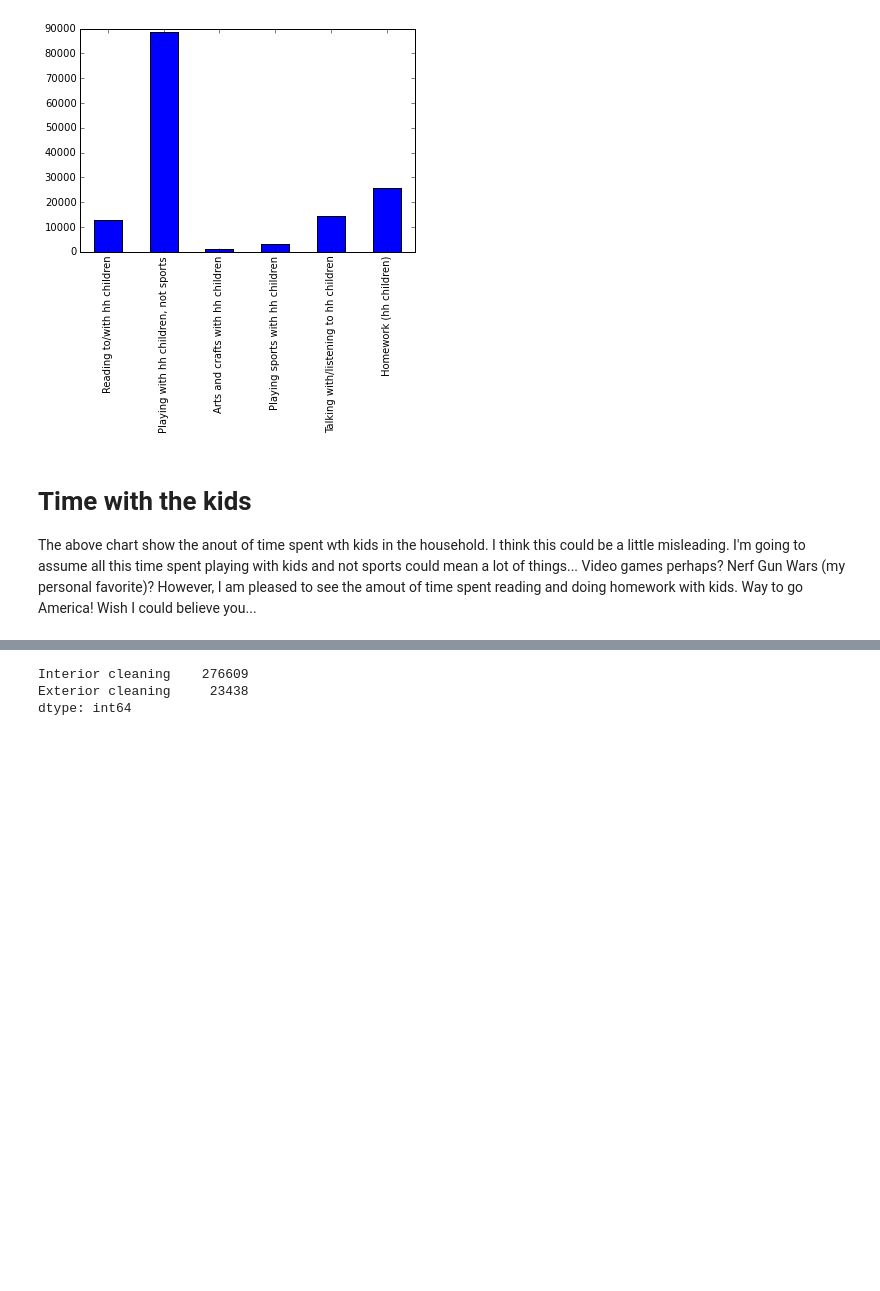
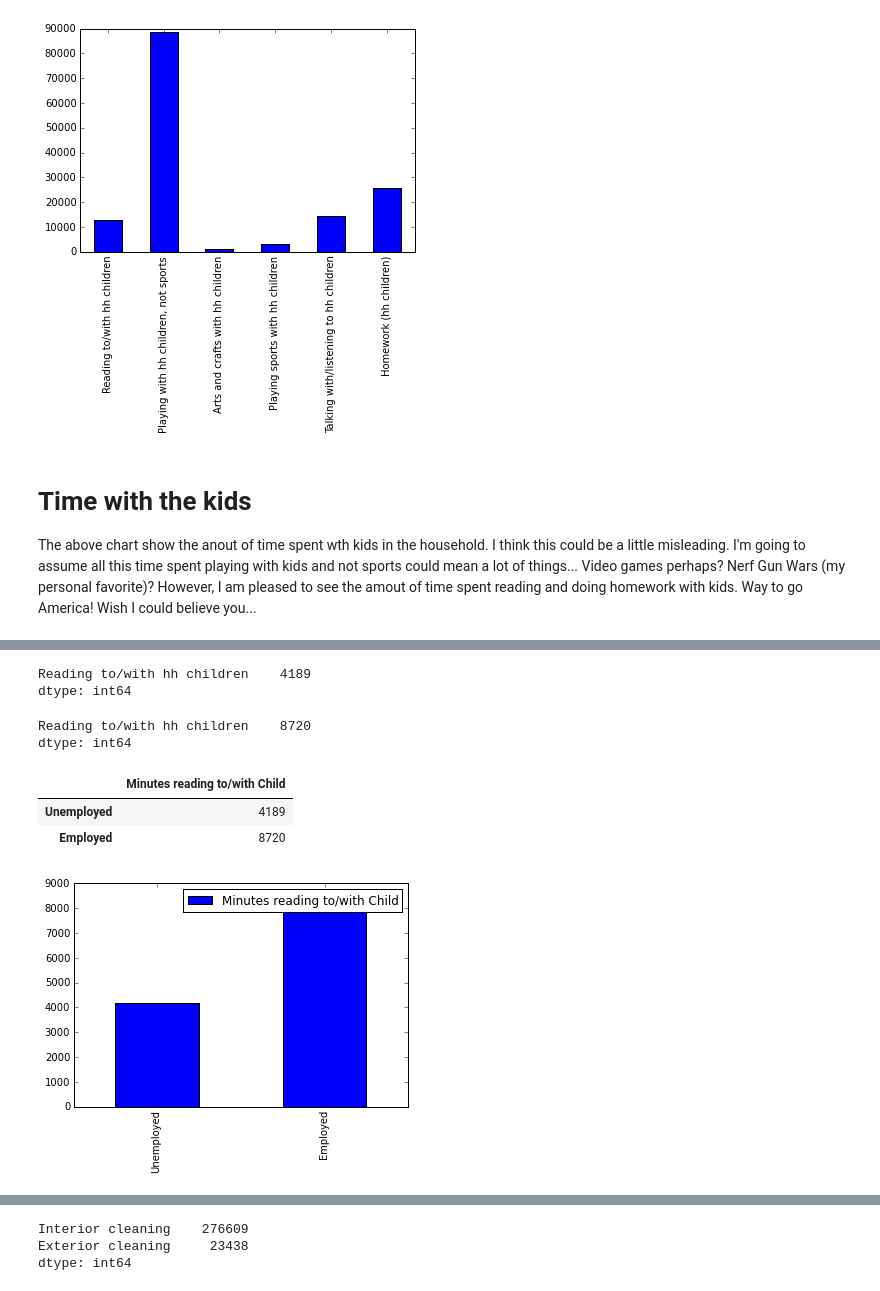
Before and after one commit to JermaineKee/Atus-Analysis, a Jupyter notebook: cleanedData.ipynb, the cells around one changed output, grey strips where cells are left out. Saved outputs shown, nothing was run; the diff lists cells and outputs as text; code cells hidden in the pictures; blank space fills up the shorter version.

```diff
--- a/cleanedData.ipynb
+++ b/cleanedData.ipynb
@@ -164,0 +170,31 @@ The above chart show the anout of time spent wth kids in the household.  I think
+# %%
+unemployed = data_summary[unemployed]
+employed = data_summary[employed]
+# %%
+unemp_reading = unemployed[['Reading to/with hh children']]
+emp_reading = employed[['Reading to/with hh children']]
+# %%
+unemp_reading.sum()
+# %% [output]
+Reading to/with hh children    4189
+dtype: int64
+# %%
+emp_reading.sum()
+# %% [output]
+Reading to/with hh children    8720
+dtype: int64
+# %%
+read_to_child = pd.DataFrame([unemp_reading.sum(), emp_reading.sum()])
+# %%
+read_to_child.columns = ["Minutes reading to/with Child"]
+read_to_child.index = ["Unemployed", "Employed"]
+read_to_child
+# %% [output]
+|  | Minutes reading to/with Child |
+| Unemployed | 4189 |
+| Employed | 8720 |
+# %%
+read_to_child.plot(kind='bar')
+plt.show()
+# %% [output]
+[figure, added]
```
Also changed, not shown: parts of 5 cells of this notebook.
